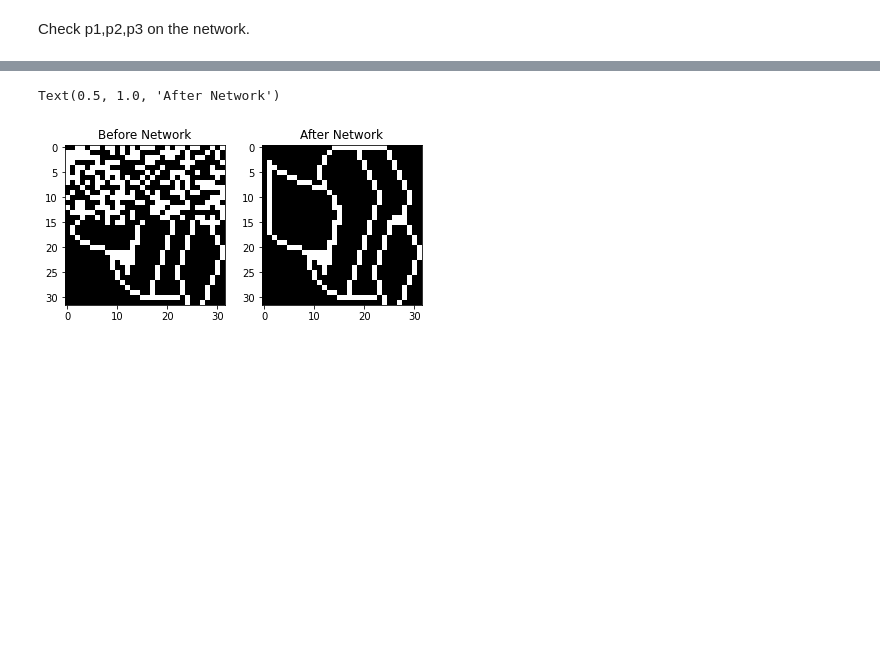
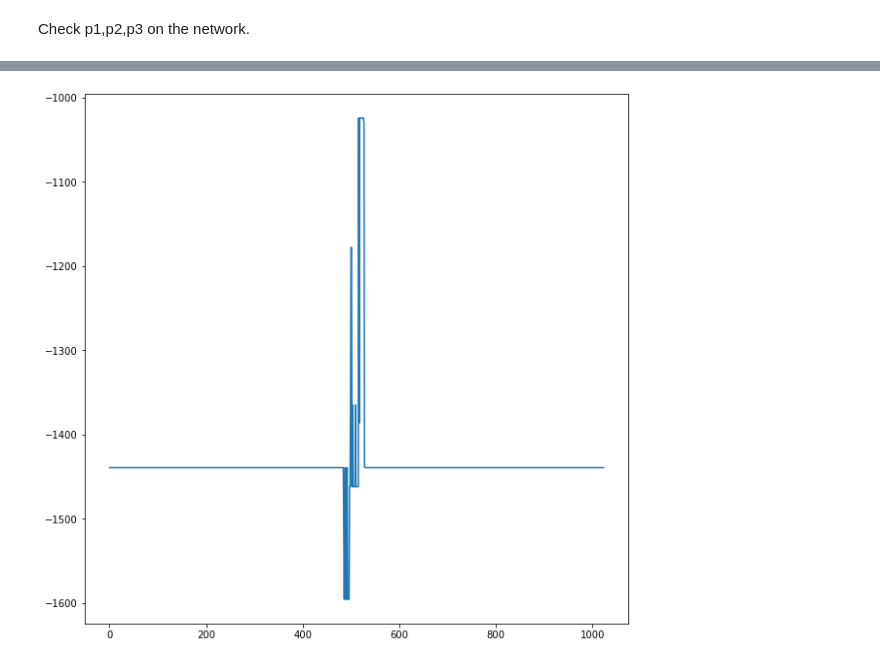
Before and after one commit to NiravSurajlal/KTH-Work, a Jupyter notebook: DD2437HT201 (ANN)/Assignment3/Assignment3_mine.ipynb, the cells around one changed output, grey strips where cells are left out. Cells and saved outputs as stored; diff of their text form; code cells hidden in the pictures; blank space fills up the shorter version.

```diff
--- a/DD2437HT201 (ANN)/Assignment3/Assignment3_mine.ipynb
+++ b/DD2437HT201 (ANN)/Assignment3/Assignment3_mine.ipynb
@@ -235,12 +638,44 @@ FAILURE after 10000 iterations.
+# %%
+def distortion_resistance_recall(distorted_pattern, trained_network, max_iterations=10):
+    i = 0
+    while i < max_iterations:
+        output = trained_network.recall(distorted_pattern)
+        distorted_pattern = output
+        i += 1
+
+    return output
+# %%
+def energies_of_distortion_resistances(pattern, trained_network, max_iterations=10):
+    energies = []
+    original_pattern = pattern.copy()
+    np.random.seed(0)
+    idx =  np.arange(0,1024,1)
+    np.random.shuffle(idx)
+    # swap one digit per iteration
+    # calc energy per swap
+    for i in idx:
+        pattern[i] = pattern[i]*(-1)
+        distortion_output = distortion_resistance_recall(pattern, trained_network,max_iterations=1)
+
+        energy = trained_network.attractor_energy(distortion_output)
+        energies.append(energy)
+
+    return energies, pattern
+# %%
+energies, p = energies_of_distortion_resistances(p1, distortion_resistance_network, max_iterations=10)
 # %%
 fig = plt.figure(figsize=(10,10))
 
-fig.add_subplot(331)
-plt.imshow(p10.reshape(32, 32), cmap='gray')
-plt.title("Before Network")
-fig.add_subplot(332)
-plt.imshow(pic1_degraded.reshape(32, 32), cmap='gray')
-plt.title("After Network")
+# fig.add_subplot(131)
+plt.plot(np.arange(0,1024,1), energies)
+plt.show()
+
+# fig.add_subplot(332)
+# plt.imshow(p.reshape(32, 32), cmap='gray')
+# plt.title("Pattern 2")
+
+# fig.add_subplot(333)
+# plt.imshow(pic3_stability_check.reshape(32, 32), cmap='gray')
+# plt.title("Pattern 3")
 # %% [output]
-Text(0.5, 1.0, 'After Network')
-[figure, old version]
+[figure, new version]
```
Also changed, not shown: parts of 37 cells of this notebook.
